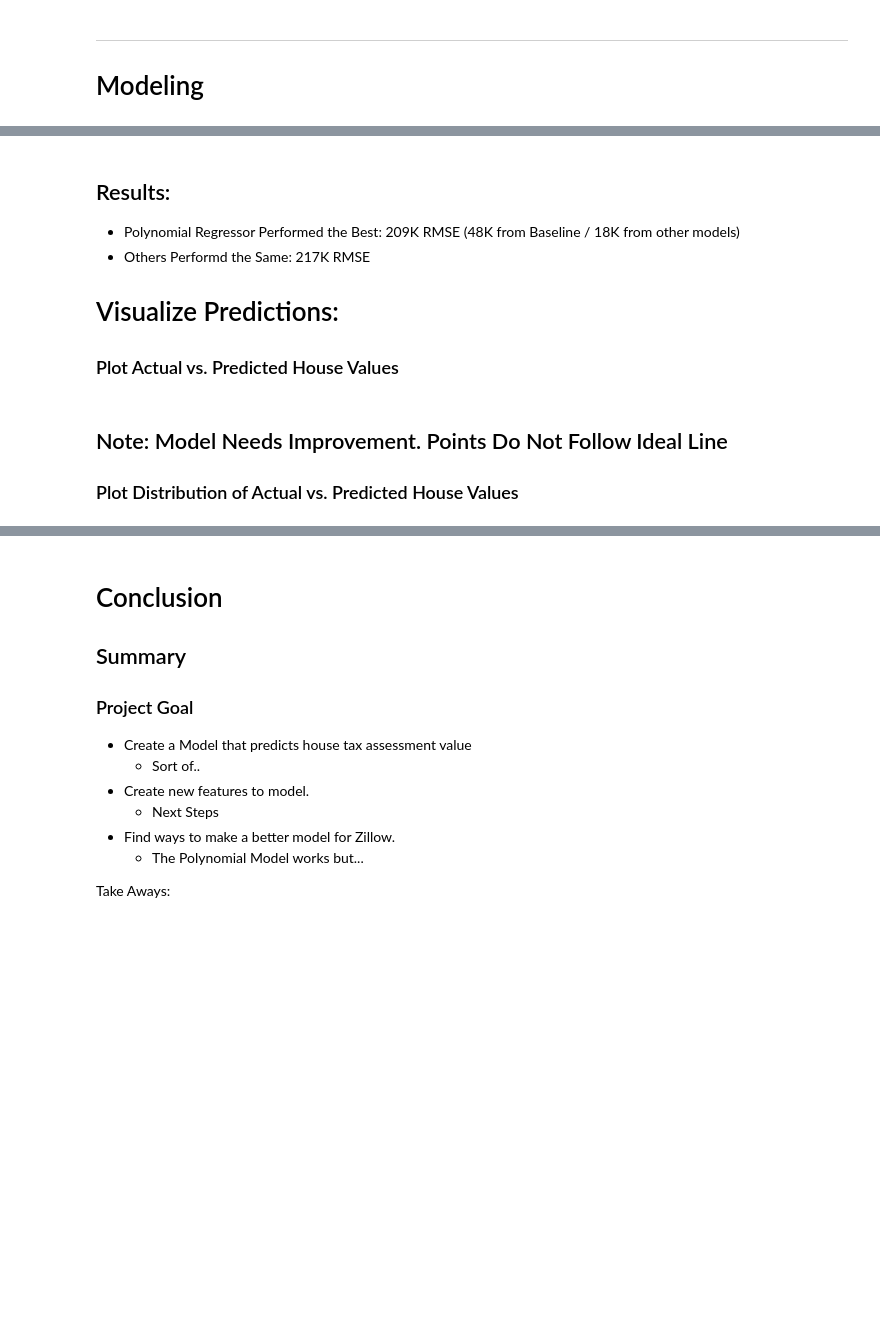
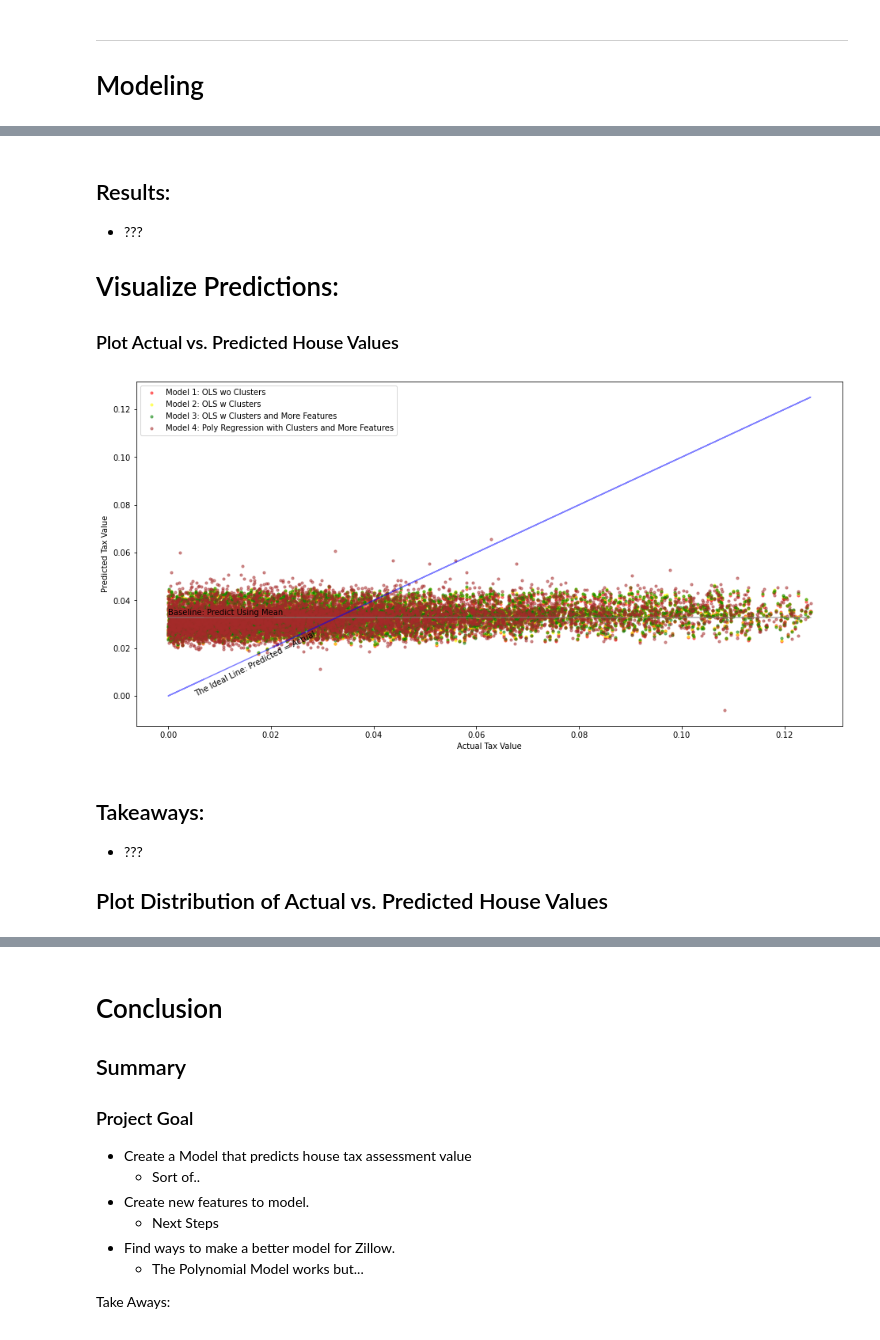
Before and after one commit to HopperTeam6/Zillow_Clustering_Project, a Jupyter notebook: zillow_clustering_report.ipynb, the cells around one changed output, grey strips where cells are left out. Drawn from its saved outputs; the diff is of its cells as text; code cells hidden in the pictures; blank space fills up the shorter version.

Commit message:
added viz.py, rreduced dicitionary, added full dictionary, updated clustering.py, modeling.py, prepare,py, kan's working notebook, report.

```diff
--- a/zillow_clustering_report.ipynb
+++ b/zillow_clustering_report.ipynb
@@ -142,0 +178,3 @@ metric_df
+# %%
+y_train, y_validate, metric_df = modeling.model_ols_wo_cluster(train, validate, test, y_train, y_validate, metric_df)
+metric_df
@@ -142,0 +185,3 @@ metric_df
+# %%
+y_train, y_validate, metric_df = modeling.model_osl_w_cluster(train, validate, test, y_train, y_validate, metric_df)
+metric_df
@@ -142,0 +193,3 @@ metric_df
+# %%
+y_train, y_validate, metric_df = modeling.model_osl_w_cluster_more_features(train, validate, test, y_train, y_validate, metric_df)
+metric_df
@@ -143,7 +202,8 @@ metric_df
+# %%
+y_train, y_validate, X_test_degree2, ols2, rmse_train, metric_df = modeling.model_ployreg_w_cluster_more_features(train, validate, test, y_train, y_validate, X_train_scaled, X_validate_scaled, X_test_scaled, metric_df)
 # %% [markdown]
 ## Results:
-- Polynomial Regressor Performed the Best: 209K RMSE (48K from Baseline / 18K from other models)
-- Others Performd the Same: 217K RMSE
+- ???
 
 # Visualize Predictions:
 
@@ -153,7 +211,10 @@ import viz
 # %%
-viz.viz_1(y_validate)
+viz.plot_predictions(y_validate)
+# %% [output]
+[figure, added]
 # %% [markdown]
-## Note: Model Needs Improvement. Points Do Not Follow Ideal Line
+## Takeaways:
+- ???
 
-### Plot Distribution of Actual vs. Predicted House Values
+## Plot Distribution of Actual vs. Predicted House Values
 # %%
```
Also changed, not shown: parts of 43 cells of this notebook, 6 other files.
